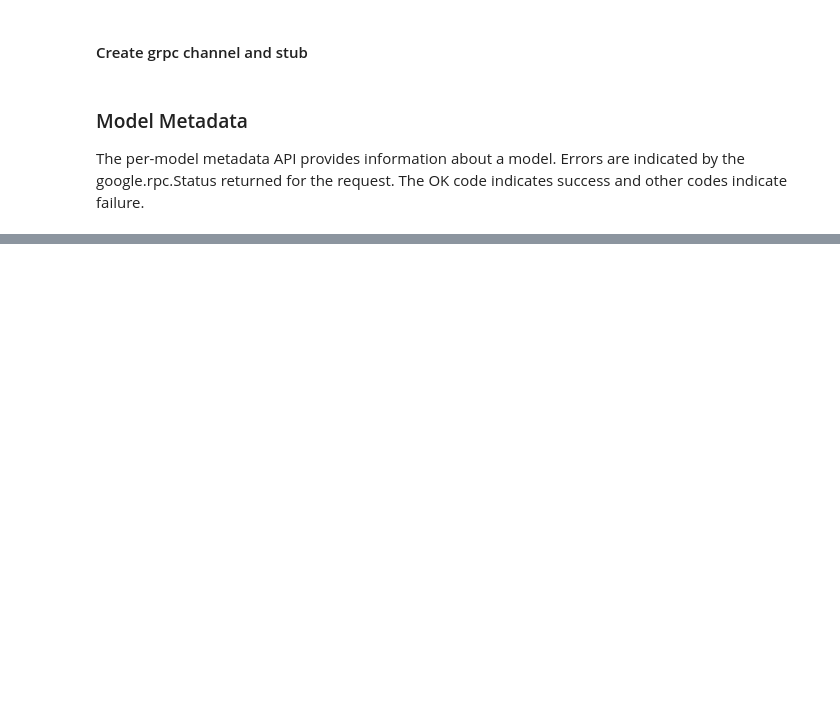
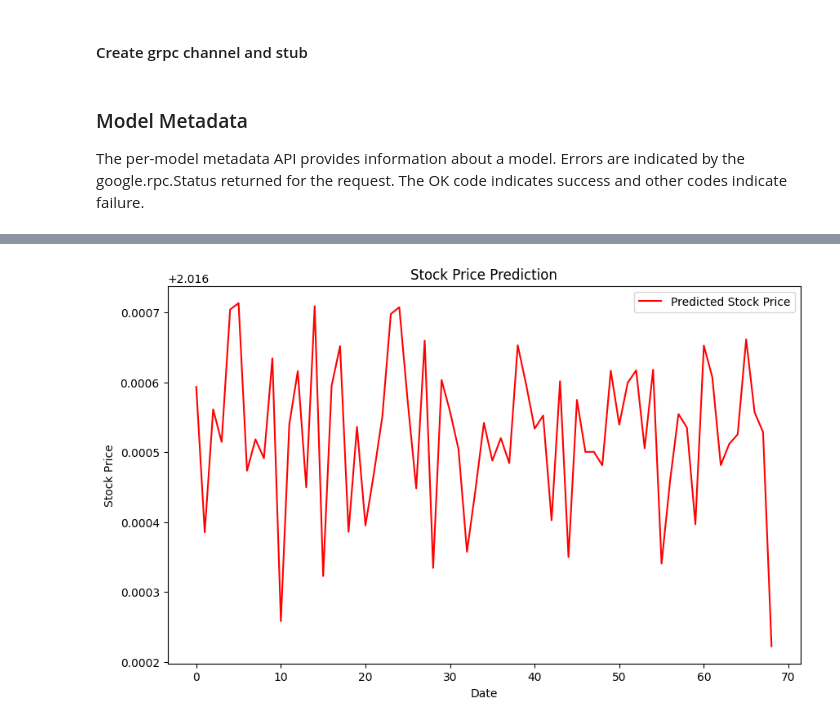
Before and after one commit to cfchase/ds-pipelines-demo, a Jupyter notebook: keras-stock/notebooks/02-grpc-model-metadata.ipynb, the cells around one changed output, grey strips where cells are left out. Saved outputs shown, nothing was run; the diff lists cells and outputs as text; code cells hidden in the pictures; blank space fills up the shorter version.

Commit message:
Update API calls with graph of output and grpc call.

```diff
--- a/keras-stock/notebooks/02-grpc-model-metadata.ipynb
+++ b/keras-stock/notebooks/02-grpc-model-metadata.ipynb
@@ -29,0 +52,27 @@ print(response)
+# %%
+import time
+
+def rhods_grpc_request(data):
+    # request content building
+    inputs = []
+    inputs.append(grpc_predict_v2_pb2.ModelInferRequest().InferInputTensor())
+    inputs[0].name = "lstm_input"
+    inputs[0].datatype = "FP32"
+    inputs[0].shape.extend([69, 60, 1])
+    arr = data.flatten()
+    inputs[0].contents.fp32_contents.extend(arr)
+
+    # request building
+    request = grpc_predict_v2_pb2.ModelInferRequest()
+    request.model_name = model_name
+    request.inputs.extend(inputs)
+
+    response = stub.ModelInfer(request)
+    result_arr = np.frombuffer(response.raw_output_contents[0], dtype=np.float32)
+    return result_arr
+# %%
+import numpy as np
+
+data = np.random.uniform(low=100.1, high=125.1, size=(69, 60, 1))
+predicted_stock_price = rhods_grpc_request(data)
+predicted_stock_price
@@ -29,0 +92,14 @@ print(response)
+# %%
+import matplotlib.pyplot as plt
+
+plt.figure(figsize=(10, 6))
+plt.plot(
+    predicted_stock_price, color="red", label="Predicted Stock Price"
+)
+plt.title("Stock Price Prediction")
+plt.xlabel("Date")
+plt.ylabel("Stock Price")
+plt.legend()
+plt.show()
+# %% [output]
+[figure, added]
```
Also changed, not shown: parts of 3 cells of this notebook, 2 other files.
